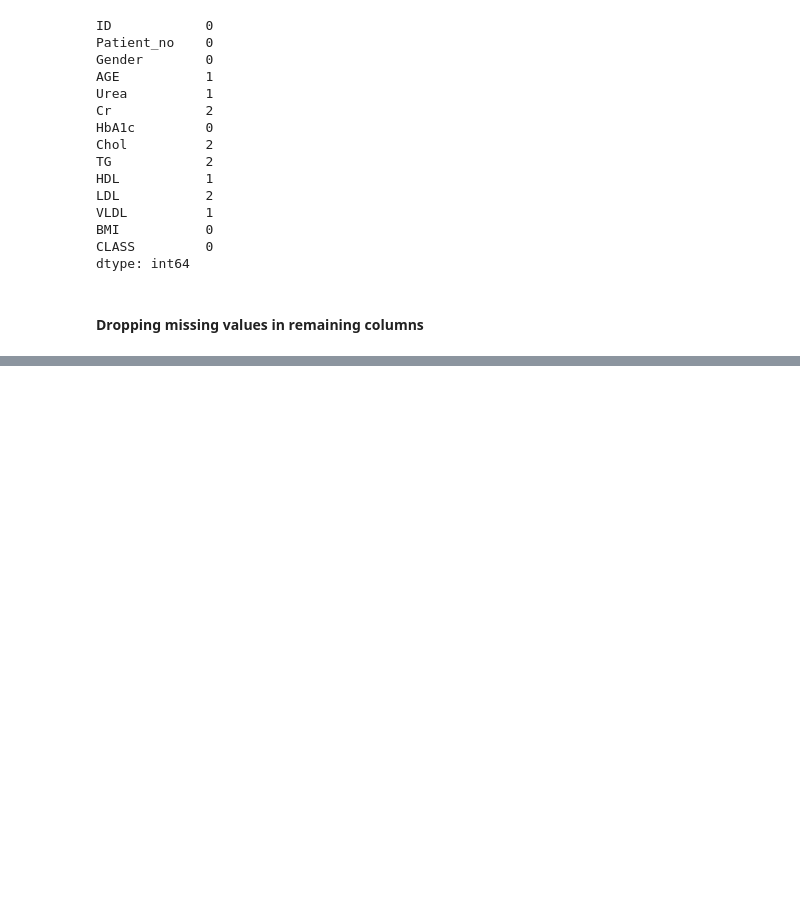
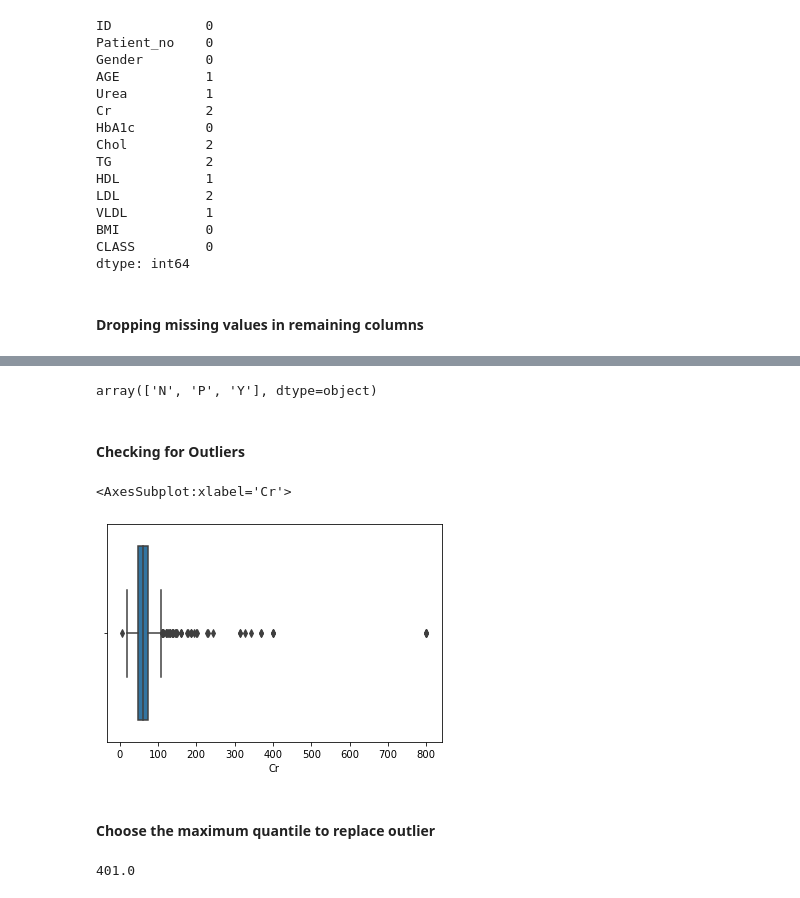
Before and after one commit to Omkar078/Diabetes_Data_Cleaning, a Jupyter notebook: Diabetes_dataclean.ipynb, the cells around one changed output, grey strips where cells are left out. Cells and saved outputs as stored; diff of their text form; code cells hidden in the pictures; blank space fills up the shorter version.

```diff
--- a/Diabetes_dataclean.ipynb
+++ b/Diabetes_dataclean.ipynb
@@ -120,3 +120,6 @@ CLASS         0
 dtype: int64
 # %% [markdown]
 #### Dropping missing values in remaining columns
+# %%
+df2 = df1.dropna()
+df2.isnull().sum()
@@ -122,0 +182,3 @@ dtype: int64
+# %%
+df2['CLASS'] = df2['CLASS'].str.replace("Y ","Y")
+df2['CLASS'] = df2['CLASS'].str.replace("N ","N")
@@ -122,0 +196,18 @@ dtype: int64
+# %%
+df2['CLASS'].unique()
+# %% [output]
+array(['N', 'P', 'Y'], dtype=object)
+# %% [markdown]
+#### Checking for Outliers
+# %%
+sns.boxplot(df2["Cr"])
+# %% [output]
+<AxesSubplot:xlabel='Cr'>
+[figure, added]
+# %% [markdown]
+#### Choose the maximum quantile to replace outlier
+# %%
+max_cr = df2["Cr"].quantile(0.995)
+max_cr
+# %% [output]
+401.0
```
Also changed, not shown: parts of 20 cells of this notebook.
